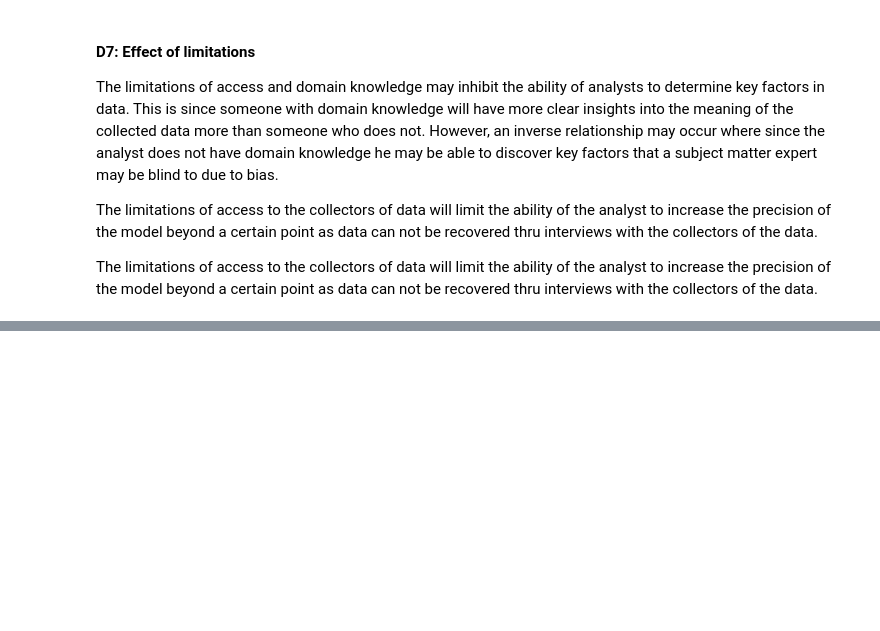
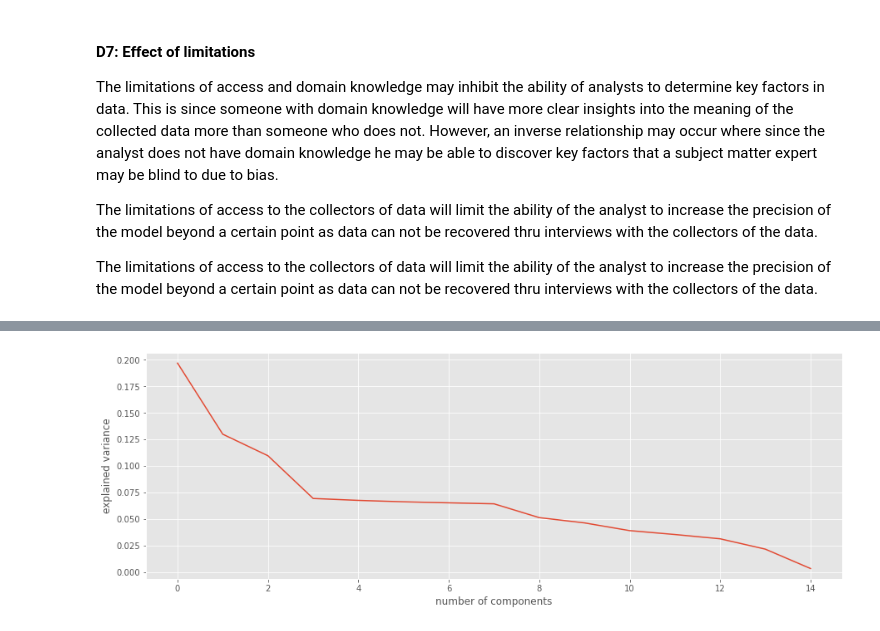
Before and after one commit to colemalphrus/data_cleaning_d206, a Jupyter notebook: D206.ipynb, the cells around one changed output, grey strips where cells are left out. Cells and saved outputs as stored; diff of their text form; code cells hidden in the pictures; blank space fills up the shorter version.

```diff
--- a/D206.ipynb
+++ b/D206.ipynb
@@ -522,0 +520,16 @@ plt.show()
+# %%
+# separating out numerical data points
+numerical_cols = [
+    "VitD_levels",
+    "VitD_supp",
+    "Full_meals_eaten",
+    "Doc_visits",
+    "Initial_days",
+    "TotalCharge",
+    "Additional_charges"
+] + ["Item1","Item2","Item3","Item4","Item5","Item6","Item7","Item8"]
+numerical_df = df.loc[:, numerical_cols]
+# %%
+# normalizing the numerical data
+data_normalized = (numerical_df - numerical_df.mean()) / numerical_df.std()
+data_normalized.head(3)
@@ -522,0 +541,11 @@ plt.show()
+# %%
+# define number of componants desired
+n_components_desired = data_normalized.shape[1]
+# extansiated the PCA class
+pca = PCA(n_components=n_components_desired)
+# fit the data
+pca.fit(data_normalized)
+# Labeling the PCA component columns
+columns=[f"PC{i+1}" for i in range(n_components_desired)]
+# displayed a list of the explained varience ration by component
+list(pca.explained_variance_ratio_)
@@ -522,0 +587,9 @@ plt.show()
+# %%
+# plot explained variance ration
+plt.figure(figsize=(15,5))
+plt.plot(pca.explained_variance_ratio_)
+plt.xlabel('number of components')
+plt.ylabel('explained variance')
+plt.show()
+# %% [output]
+[figure, added]
```
Also changed, not shown: parts of 24 cells of this notebook.
